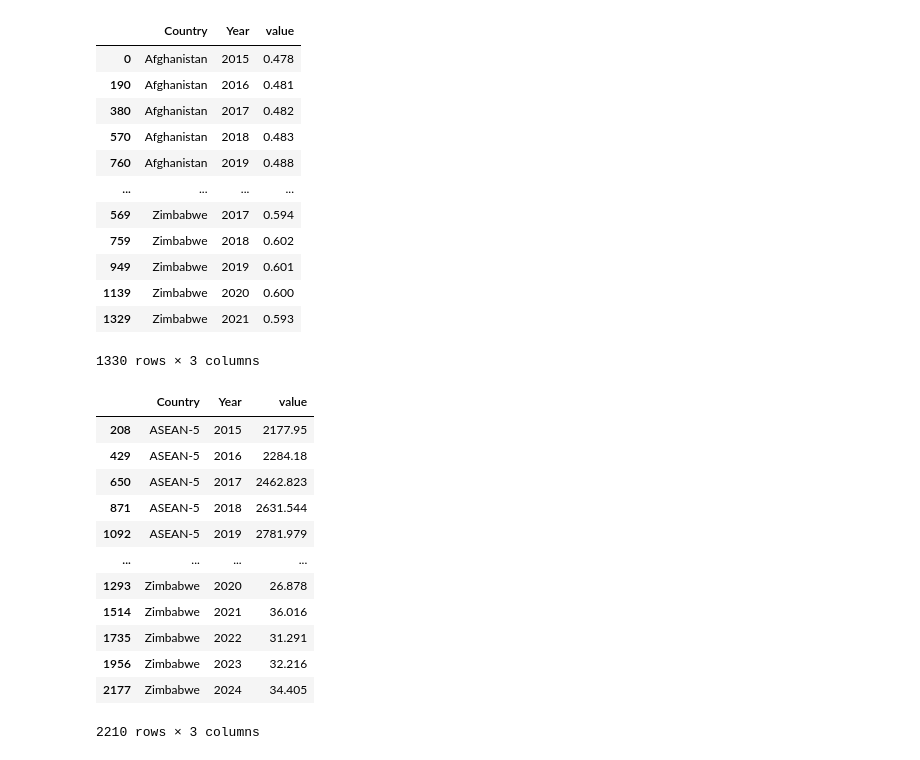
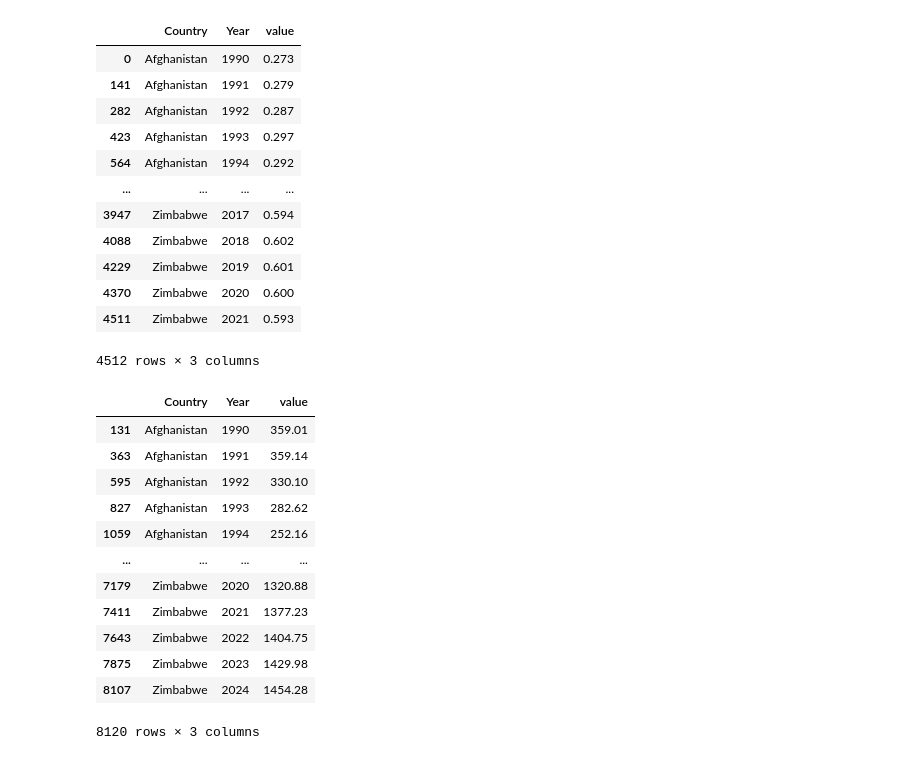
Before and after one commit to mcalabrese98/bootcamp-project1, a Jupyter notebook: stefan.h/project.ipynb, the cells around one changed output. Saved outputs shown, nothing was run; the diff lists cells and outputs as text; code cells hidden in the pictures.

Commit message:
Added the per-capita data source

```diff
--- a/stefan.h/project.ipynb
+++ b/stefan.h/project.ipynb
@@ -4,8 +6,8 @@ from datetime import datetime
 # %%
 hdi_df = pd.read_csv('../data-sources/Human Development Index - Full.csv')
-imf_gdp_df = pd.read_csv('../data-sources/imf-gdp.csv')
+imf_gdp_df = pd.read_csv('../data-sources/gdp-per-capita.csv')
 
-min_year = 2015
+min_year = 1990
 current_datetime = datetime.now()
 current_year = current_datetime.year
 # %%
@@ -21,41 +23,44 @@ hdi_clean_df = pd.melt(hdi_clean_df, id_vars=['Country'], var_name='Year').sort_
 hdi_clean_df
 # %% [output]
 |  | Country | Year | value |
-| 0 | Afghanistan | 2015 | 0.478 |
-| 190 | Afghanistan | 2016 | 0.481 |
-| 380 | Afghanistan | 2017 | 0.482 |
-| 570 | Afghanistan | 2018 | 0.483 |
-| 760 | Afghanistan | 2019 | 0.488 |
+| 0 | Afghanistan | 1990 | 0.273 |
+| 141 | Afghanistan | 1991 | 0.279 |
+| 282 | Afghanistan | 1992 | 0.287 |
+| 423 | Afghanistan | 1993 | 0.297 |
+| 564 | Afghanistan | 1994 | 0.292 |
 | ... | ... | ... | ... |
-| 569 | Zimbabwe | 2017 | 0.594 |
-| 759 | Zimbabwe | 2018 | 0.602 |
-| 949 | Zimbabwe | 2019 | 0.601 |
-| 1139 | Zimbabwe | 2020 | 0.600 |
-| 1329 | Zimbabwe | 2021 | 0.593 |
+| 3947 | Zimbabwe | 2017 | 0.594 |
+| 4088 | Zimbabwe | 2018 | 0.602 |
+| 4229 | Zimbabwe | 2019 | 0.601 |
+| 4370 | Zimbabwe | 2020 | 0.600 |
+| 4511 | Zimbabwe | 2021 | 0.593 |
-1330 rows × 3 columns
+4512 rows × 3 columns
 # %%
-imf_gdp_df.rename(columns={'GDP, current prices (Billions of U.S. dollars)': 'Country'}, inplace=True)
-column_list = ['Country'] + [col for col in imf_gdp_df.columns if col != 'Country' and (int(col) >= min_year and int(col) <= current_year)]
-column_list
+imf_gdp_df
+column_list = [col for col in imf_gdp_df.columns if col.startswith('y') and (int(col.replace('y', '')) >= min_year) and (int(col.replace('y', '')) <= current_year)]
+column_list = ['Country'] + column_list
 clean_imf_gdp_df = imf_gdp_df[column_list].dropna()
-clean_imf_gdp_df = clean_imf_gdp_df[clean_imf_gdp_df.isin(['no data']).any(axis=1) == False]
+clean_df_columns = clean_imf_gdp_df.columns
+clean_df_columns = [col.replace('y', '') for col in clean_df_columns]
+clean_imf_gdp_df.columns = clean_df_columns
+clean_imf_gdp_df.rename(columns={'Countr': 'Country'}, inplace=True)
 clean_imf_gdp_df.reset_index(drop=True, inplace=True)
 clean_imf_gdp_df = pd.melt(clean_imf_gdp_df, id_vars=['Country'], var_name='Year').sort_values(by=['Country', 'Year'])
 clean_imf_gdp_df
 # %% [output]
 |  | Country | Year | value |
-| 208 | ASEAN-5 | 2015 | 2177.95 |
-| 429 | ASEAN-5 | 2016 | 2284.18 |
-| 650 | ASEAN-5 | 2017 | 2462.823 |
-| 871 | ASEAN-5 | 2018 | 2631.544 |
-| 1092 | ASEAN-5 | 2019 | 2781.979 |
+| 131 | Afghanistan | 1990 | 359.01 |
+| 363 | Afghanistan | 1991 | 359.14 |
+| 595 | Afghanistan | 1992 | 330.10 |
+| 827 | Afghanistan | 1993 | 282.62 |
+| 1059 | Afghanistan | 1994 | 252.16 |
 | ... | ... | ... | ... |
-| 1293 | Zimbabwe | 2020 | 26.878 |
-| 1514 | Zimbabwe | 2021 | 36.016 |
-| 1735 | Zimbabwe | 2022 | 31.291 |
-| 1956 | Zimbabwe | 2023 | 32.216 |
-| 2177 | Zimbabwe | 2024 | 34.405 |
+| 7179 | Zimbabwe | 2020 | 1320.88 |
+| 7411 | Zimbabwe | 2021 | 1377.23 |
+| 7643 | Zimbabwe | 2022 | 1404.75 |
+| 7875 | Zimbabwe | 2023 | 1429.98 |
+| 8107 | Zimbabwe | 2024 | 1454.28 |
-2210 rows × 3 columns
+8120 rows × 3 columns
 # %%
 hdi_gdp_combined_df = pd.merge(hdi_clean_df, clean_imf_gdp_df, on=['Country', 'Year'], how='inner')
 hdi_gdp_combined_df
```
Also changed, not shown: parts of 13 cells of this notebook, 3 other files.
